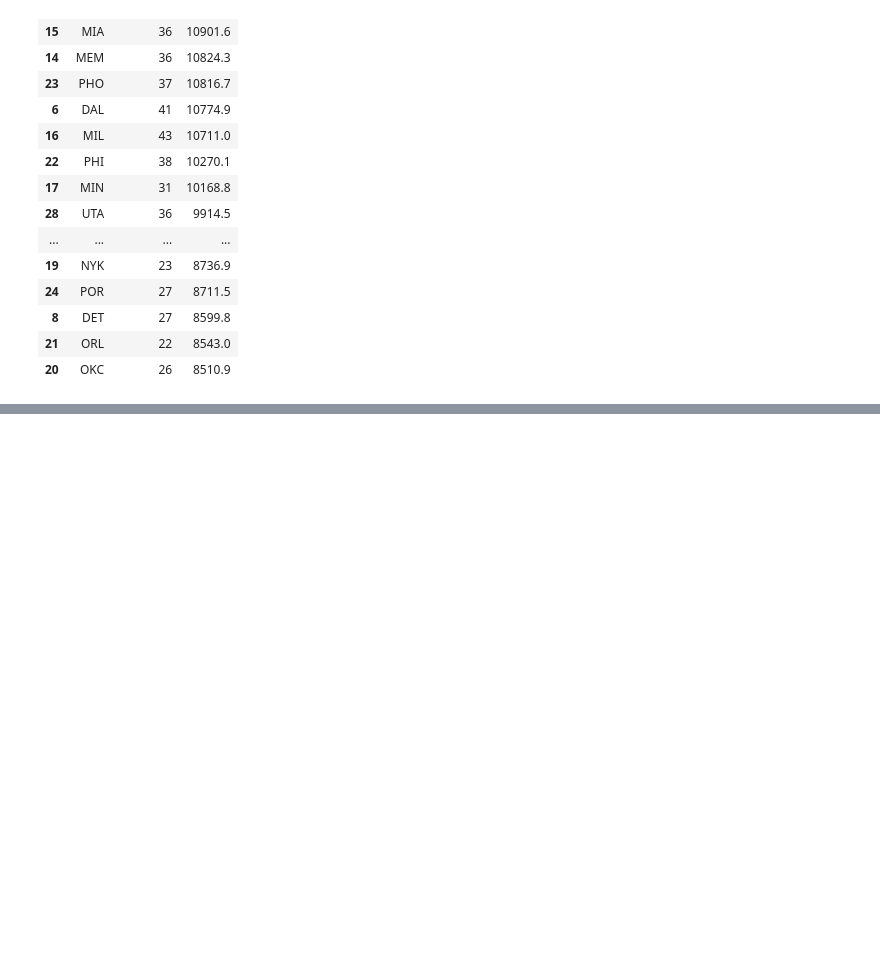
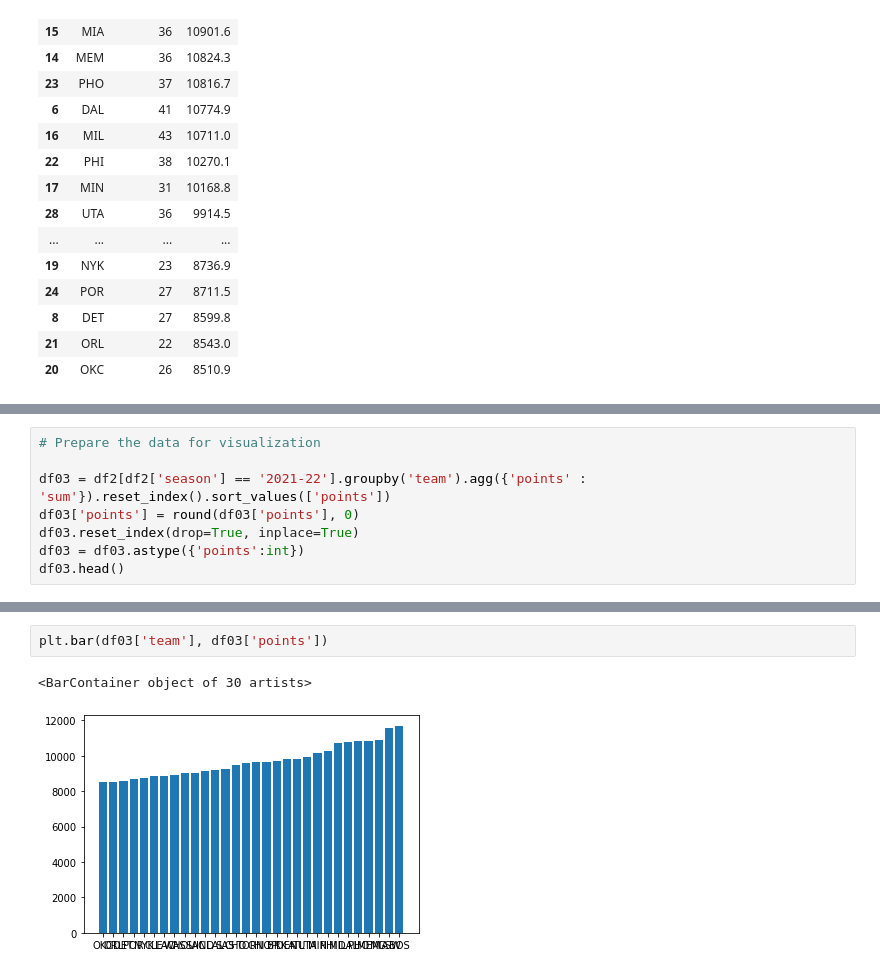
Before and after one commit to GoAshim/EDA, a Jupyter notebook: EDA_1_NBA_Player_Stats_for_Entire_Career.ipynb, the cells around one changed output, grey strips where cells are left out. Drawn from its saved outputs; the diff is of its cells as text; blank space fills up the shorter version.

```diff
--- a/EDA_1_NBA_Player_Stats_for_Entire_Career.ipynb
+++ b/EDA_1_NBA_Player_Stats_for_Entire_Career.ipynb
@@ -314,0 +318,8 @@ df2[df2['season'] == '2021-22'].groupby('team').agg({'player_id' : 'count', 'poi
+# %%
+# Prepare the data for visualization
+
+df03 = df2[df2['season'] == '2021-22'].groupby('team').agg({'points' : 'sum'}).reset_index().sort_values(['points'])
+df03['points'] = round(df03['points'], 0)
+df03.reset_index(drop=True, inplace=True)
+df03 = df03.astype({'points':int})
+df03.head()
@@ -314,0 +333,5 @@ df2[df2['season'] == '2021-22'].groupby('team').agg({'player_id' : 'count', 'poi
+# %%
+plt.bar(df03['team'], df03['points'])
+# %% [output]
+<BarContainer object of 30 artists>
+[figure, added]
```
Also changed, not shown: parts of 8 cells of this notebook.
